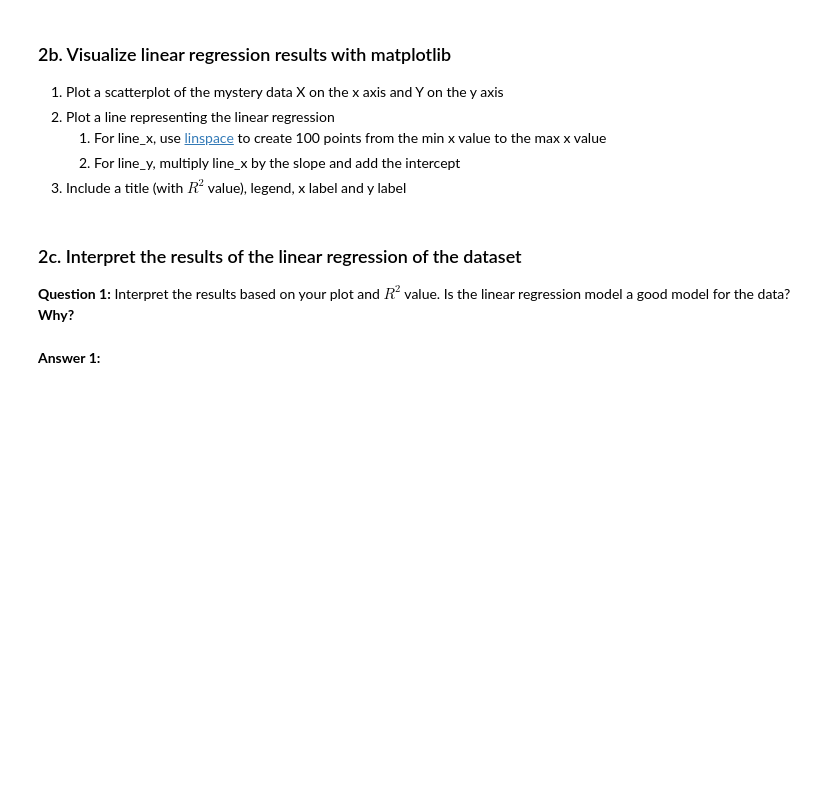
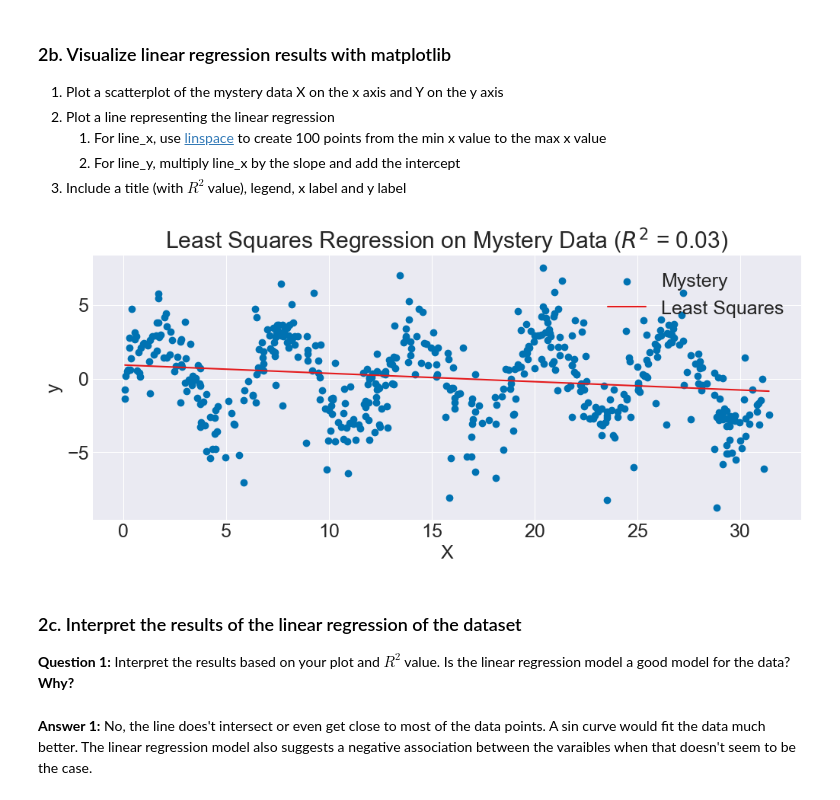
Before and after one commit to mkPuzon/Lab02a, a Jupyter notebook: Lab2a.ipynb, the cells around one changed output. Saved outputs shown, nothing was run; the diff lists cells and outputs as text; code cells hidden in the pictures; blank space fills up the shorter version.

```diff
--- a/Lab2a.ipynb
+++ b/Lab2a.ipynb
@@ -115,9 +155,31 @@ r2: 0.033824411486558126
     1. For line_x, use [linspace](https://docs.scipy.org/doc/numpy/reference/generated/numpy.linspace.html) to create 100 points from the min x value to the max x value
     2. For line_y, multiply line_x by the slope and add the intercept
 3. Include a title (with $R^2$ value), legend, x label and y label
+# %%
+from analysis import Analysis
+an = Analysis(data)
+
+x = data.select_data(['X'])
+y = data.select_data(['Y'])
+
+line_x = np.linspace(x.min(), x.max(), num=100)
+line_y = line_x * c[1] + c[0]
+
+plt.scatter(x,y,label='Mystery')
+plt.plot(line_x, line_y, label='Least Squares',color=plt.cm.Set1.colors[0])
+
+plt.xlabel("X")
+plt.ylabel("y")
+# plt.title(f"Least Squares Regression on Mystery Data ($R^2$ = {r2}")
+plt.title("Least Squares Regression on Mystery Data ($R^2$ = {:.2f})".format(r2))
+
+plt.legend()
+plt.show()
+# %% [output]
+[figure, added]
 # %% [markdown]
 ### 2c.  Interpret the results of the linear regression of the dataset
 
 **Question 1:** Interpret the results based on your plot and $R^2$ value. Is the linear regression model a good model for the data? **Why?**
-# %% [markdown]
-**Answer 1:**
+# %% [markdown]
+**Answer 1:** No, the line does't intersect or even get close to most of the data points. A sin curve would fit the data much better. The linear regression model also suggests a negative association between the varaibles when that doesn't seem to be the case.
```
Also changed, not shown: parts of 3 cells of this notebook.
